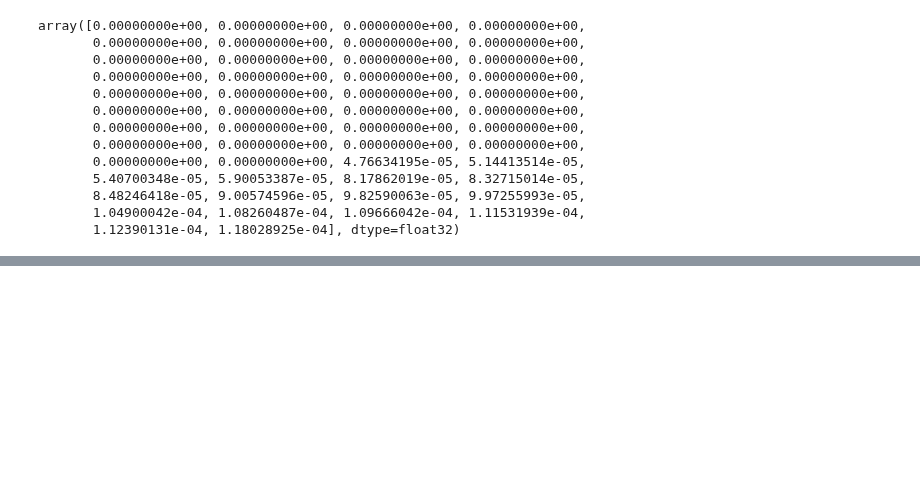
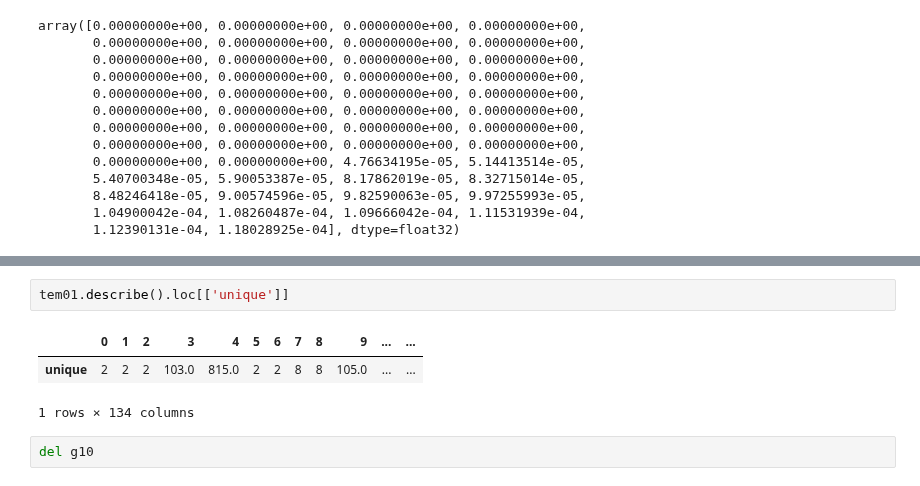
Before and after one commit to antirrabia/Data-Mining, a Jupyter notebook: notebooks/HousePrices.ipynb, the cells around one changed output, grey strips where cells are left out. Drawn from its saved outputs; the diff is of its cells as text; blank space fills up the shorter version.

```diff
--- a/notebooks/HousePrices.ipynb
+++ b/notebooks/HousePrices.ipynb
@@ -1485,0 +1568,8 @@ array([0.00000000e+00, 0.00000000e+00, 0.00000000e+00, 0.00000000e+00,
+# %%
+tem01.describe().loc[['unique']]
+# %% [output]
+|  | 0 | 1 | 2 | 3 | 4 | 5 | 6 | 7 | 8 | 9 | ... | ... |
+| unique | 2 | 2 | 2 | 103.0 | 815.0 | 2 | 2 | 8 | 8 | 105.0 | ... | ... |
+1 rows × 134 columns
+# %%
+del g10
```
Also changed, not shown: parts of 12 cells of this notebook.
